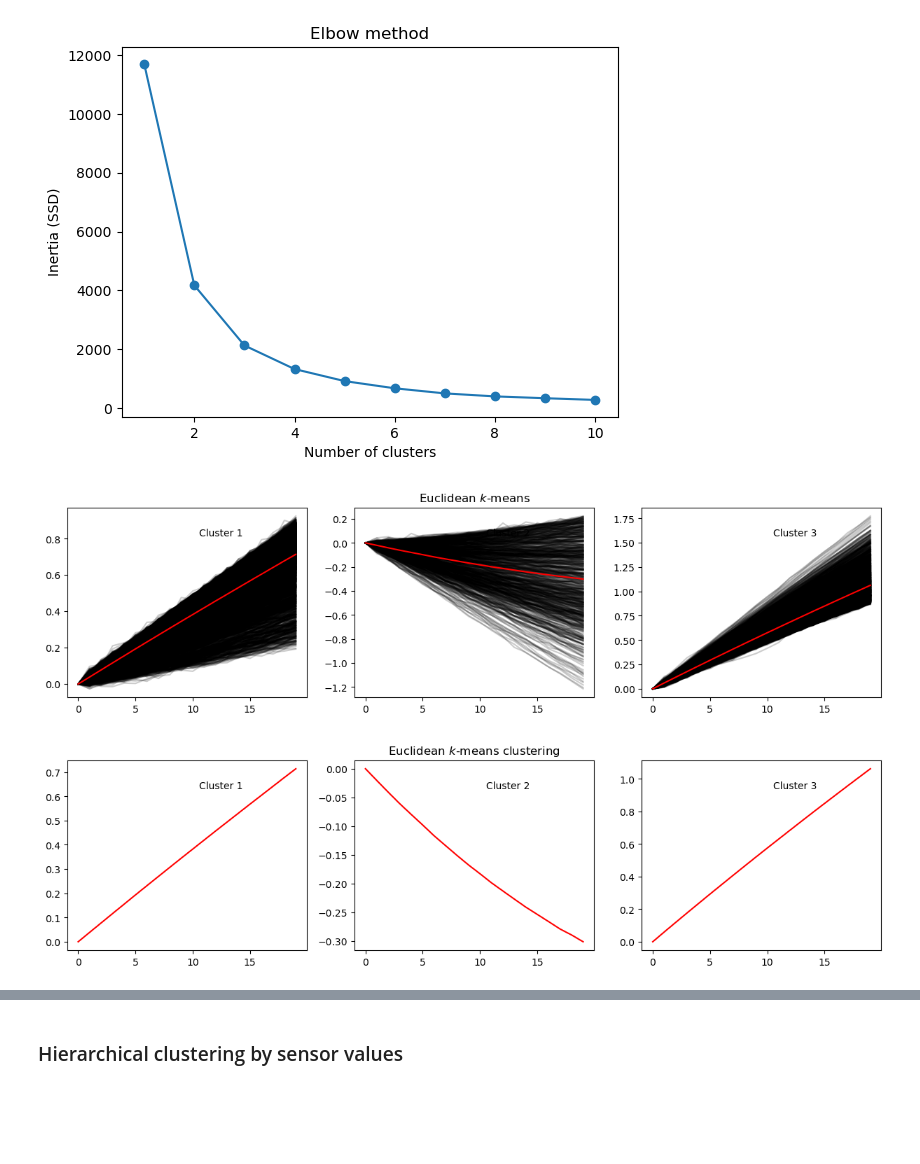
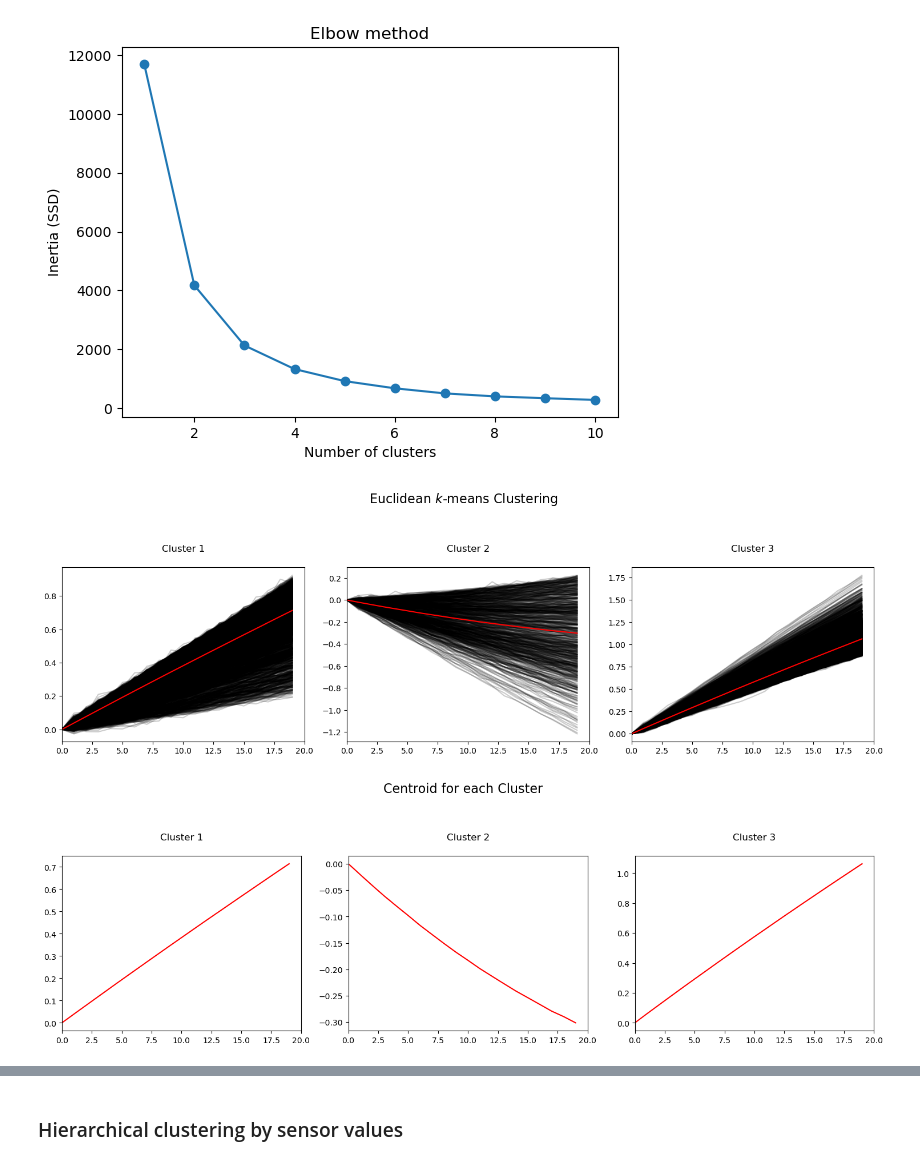
Before and after one commit to dejaytang/Capstone_Siemens, a Jupyter notebook: Coding/Jessie/Siemens_data_clustering_JW.ipynb, the cells around one changed output, grey strips where cells are left out. Saved outputs shown, nothing was run; the diff lists cells and outputs as text; code cells hidden in the pictures; blank space fills up the shorter version.

```diff
--- a/Coding/Jessie/Siemens_data_clustering_JW.ipynb
+++ b/Coding/Jessie/Siemens_data_clustering_JW.ipynb
@@ -806,30 +780,11 @@ plt.show()
 n_clusters = 3
 model_euclidean = KMeans(n_clusters=n_clusters, random_state=0, max_iter=10)
 y_pred = model_euclidean.fit_predict(B_sample_window_zero)
-# %%
-# Plotting
-plt.figure(figsize=(15, 12))
-for yi in range(n_clusters):
-    plt.subplot(3, 3, yi + 1)
-    for index, row in B_sample_window_zero[y_pred == yi].iterrows():
-        plt.plot(row.ravel(), "k-", alpha=.2)
-    plt.plot(model_euclidean.cluster_centers_[yi].ravel(), "r-")
-    plt.text(0.55, 0.85,'Cluster %d' % (yi + 1),
-             transform=plt.gca().transAxes)
-    if yi == 1:
-        plt.title("Euclidean $k$-means")
-
-plt.figure(figsize=(15, 12))
-for yi in range(n_clusters):
-    plt.subplot(3, 3, yi + 1)
-    plt.plot(model_euclidean.cluster_centers_[yi].ravel(), "r-")
-    plt.text(0.55, 0.85,'Cluster %d' % (yi + 1),
-             transform=plt.gca().transAxes)
-    if yi == 1:
-        plt.title("Euclidean $k$-means clustering")
-# %% [output]
-[figure, removed]
-[figure, removed]
+# %%
+plot_clusters(B_sample_window_zero, y_pred, model_euclidean, n_clusters)
+# %% [output]
+[figure, added]
+[figure, added]
 # %%
 # Plot the feature distribution
 plot_sensor_data(B_sample_window_zero, y_pred)
```
Also changed, not shown: parts of 8 cells of this notebook.
